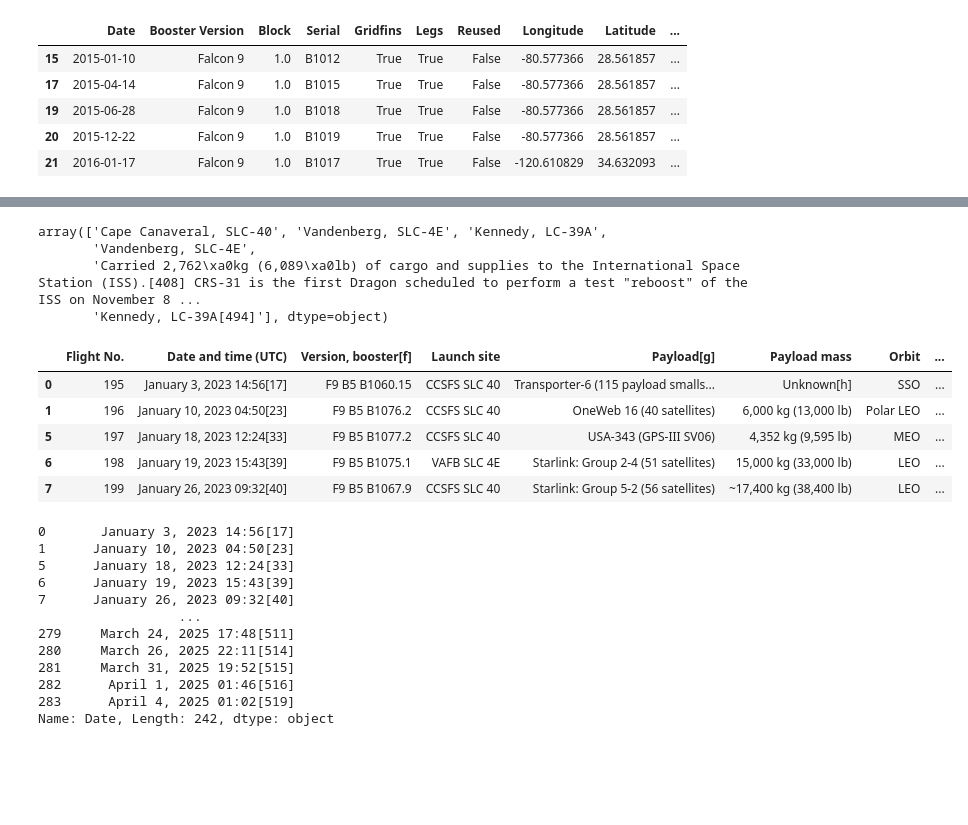
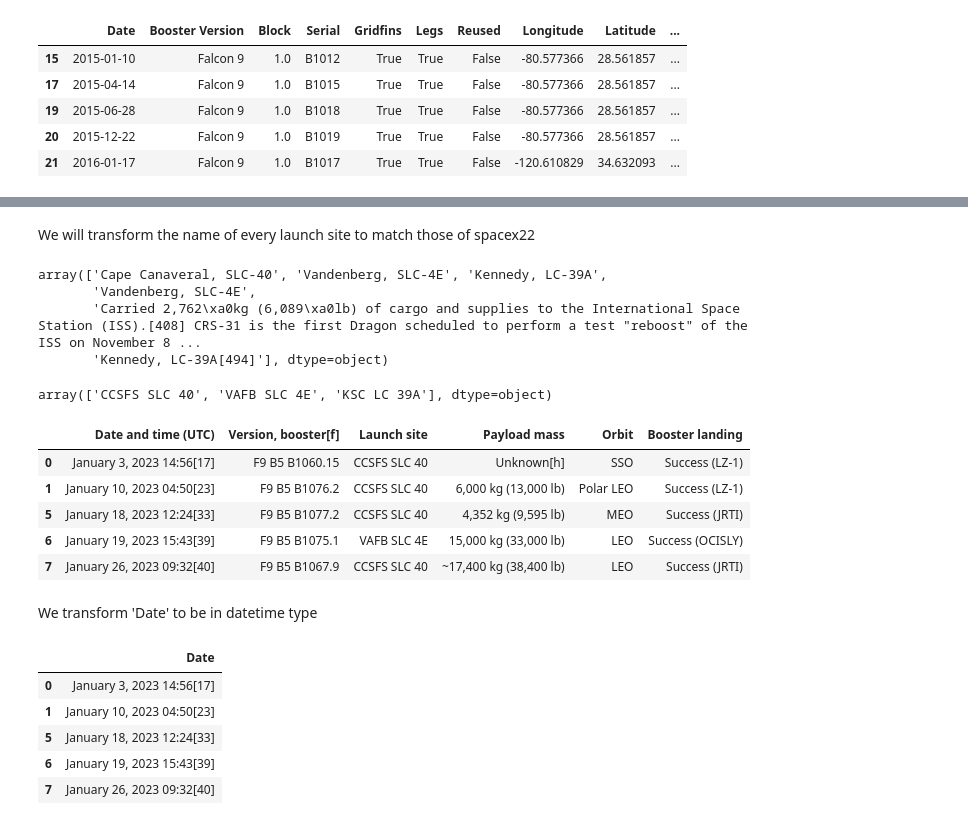
Before and after one commit to giorgos-iatridis/SpaceX-Project, a Jupyter notebook: SpaceX Project.ipynb, the cells around one changed output, grey strips where cells are left out. Saved outputs shown, nothing was run; the diff lists cells and outputs as text; code cells hidden in the pictures; blank space fills up the shorter version.

```diff
--- a/SpaceX Project.ipynb
+++ b/SpaceX Project.ipynb
@@ -304,9 +342,9 @@ spacex23_25.head()
 | 4 | FH 5 | January 15, 2023 22:56[29] | B1065.2 (side) | Kennedy, LC‑39A | USSF-67 (CBAS-2 & LDPE-3A) | ~3,750 kg (8,270 lb) | GEO | ... |
 # %%
 # We keep launches with only one core
-spacex23_25['Flight No.'] = spacex23_25['Flight No.'].astype(str)
-spacex23_25_filtered = spacex23_25[~spacex23_25['Flight No.'].str.startswith('FH')]
-spacex23_25_filtered.head()
+spacex_wiki_23_25['Flight No.'] = spacex_wiki_23_25['Flight No.'].astype(str)
+spacex_wiki_23_25 = spacex_wiki_23_25[~spacex_wiki_23_25['Flight No.'].str.startswith('FH')]
+spacex_wiki_23_25.head()
 # %% [output]
 |  | Flight No. | Date and time (UTC) | Version, booster[f] | Launch site | Payload[g] | Payload mass | Orbit | ... |
 | 0 | 195 | January 3, 2023 14:56[17] | F9 B5 B1060.15 | Cape Canaveral, SLC‑40 | Transporter-6 (115 payload smalls... | Unknown[h] | SSO | ... |
@@ -329 +362,13 @@ Index(['Flight No.', 'Date and time (UTC)', 'Version, booster[f]',
+# %%
+# We keep the Features that are important in the prediction
+spacex23_25 = spacex_wiki_23_25[[
+    'Date and time (UTC)',
+    'Version, booster[f]',
+    'Launch site',
+    'Payload mass',
+    'Orbit',
+    'Booster landing'
+]]
+# %% [markdown]
+We will transform the name of every launch site to match those of spacex22
 # %%
@@ -334,22 +379,27 @@ array(['Cape Canaveral, SLC‑40', 'Vandenberg, SLC‑4E', 'Kennedy, LC‑39A',
        'Carried 2,762\xa0kg (6,089\xa0lb) of cargo and supplies to the International Space Station (ISS).[408] CRS-31 is the first Dragon scheduled to perform a test "reboost" of the ISS on November 8 ...
        'Kennedy, LC‑39A[494]'], dtype=object)
 # %%
-spacex23_25_filtered = spacex23_25_filtered[spacex23_25_filtered['Launch site'].isin([
+# Filter the DataFrame to keep only valid launch site names (exclude non-site text entries)
+spacex23_25 = spacex23_25[spacex23_25['Launch site'].isin([
     'Cape Canaveral, SLC‑40',
     'Vandenberg, SLC‑4E',
     'Kennedy, LC‑39A',
     'Kennedy, LC‑39A[494]'
 ])]
+# %%
+spacex22['Launch Site'].unique()
+# %% [output]
+array(['CCSFS SLC 40', 'VAFB SLC 4E', 'KSC LC 39A'], dtype=object)
 # %%
-spacex23_25_filtered.loc[spacex23_25_filtered['Launch site'].str.startswith('Cape'), 'Launch site'] = 'CCSFS SLC 40'
-spacex23_25_filtered.loc[spacex23_25_filtered['Launch site'].str.startswith('Vandenberg'), 'Launch site'] = 'VAFB SLC 4E'
-spacex23_25_filtered.loc[spacex23_25_filtered['Launch site'].str.startswith('Kennedy'), 'Launch site'] = 'KSC LC 39A'
+spacex23_25.loc[spacex23_25['Launch site'].str.startswith('Cape'), 'Launch site'] = 'CCSFS SLC 40'
+spacex23_25.loc[spacex23_25['Launch site'].str.startswith('Vandenberg'), 'Launch site'] = 'VAFB SLC 4E'
+spacex23_25.loc[spacex23_25['Launch site'].str.startswith('Kennedy'), 'Launch site'] = 'KSC LC 39A'
 # %%
-spacex23_25_filtered.head()
+spacex23_25.head()
 # %% [output]
-|  | Flight No. | Date and time (UTC) | Version, booster[f] | Launch site | Payload[g] | Payload mass | Orbit | ... |
-| 0 | 195 | January 3, 2023 14:56[17] | F9 B5 B1060.15 | CCSFS SLC 40 | Transporter-6 (115 payload smalls... | Unknown[h] | SSO | ... |
-| 1 | 196 | January 10, 2023 04:50[23] | F9 B5 B1076.2 | CCSFS SLC 40 | OneWeb 16 (40 satellites) | 6,000 kg (13,000 lb) | Polar LEO | ... |
-| 5 | 197 | January 18, 2023 12:24[33] | F9 B5 B1077.2 | CCSFS SLC 40 | USA-343 (GPS-III SV06) | 4,352 kg (9,595 lb) | MEO | ... |
-| 6 | 198 | January 19, 2023 15:43[39] | F9 B5 B1075.1 | VAFB SLC 4E | Starlink: Group 2-4 (51 satellites) | 15,000 kg (33,000 lb) | LEO | ... |
-| 7 | 199 | January 26, 2023 09:32[40] | F9 B5 B1067.9 | CCSFS SLC 40 | Starlink: Group 5-2 (56 satellites) | ~17,400 kg (38,400 lb) | LEO | ... |
+|  | Date and time (UTC) | Version, booster[f] | Launch site | Payload mass | Orbit | Booster landing |
+| 0 | January 3, 2023 14:56[17] | F9 B5 B1060.15 | CCSFS SLC 40 | Unknown[h] | SSO | Success (LZ‑1) |
+| 1 | January 10, 2023 04:50[23] | F9 B5 B1076.2 | CCSFS SLC 40 | 6,000 kg (13,000 lb) | Polar LEO | Success (LZ‑1) |
+| 5 | January 18, 2023 12:24[33] | F9 B5 B1077.2 | CCSFS SLC 40 | 4,352 kg (9,595 lb) | MEO | Success (JRTI) |
+| 6 | January 19, 2023 15:43[39] | F9 B5 B1075.1 | VAFB SLC 4E | 15,000 kg (33,000 lb) | LEO | Success (OCISLY) |
+| 7 | January 26, 2023 09:32[40] | F9 B5 B1067.9 | CCSFS SLC 40 | ~17,400 kg (38,400 lb) | LEO | Success (JRTI) |
@@ -358,17 +406,13 @@ spacex23_25_filtered.drop('Flight No.', axis=1, inplace=True)
+# %% [markdown]
+We transform 'Date' to be in datetime type
 # %%
-spacex23_25_filtered['Date'] = spacex23_25_filtered['Date and time (UTC)']
-spacex23_25_filtered['Date']
+spacex23_25.rename(columns={'Date and time (UTC)': 'Date'}, inplace=True)
+spacex23_25[['Date']].head()
 # %% [output]
-0       January 3, 2023 14:56[17]
-1      January 10, 2023 04:50[23]
-5      January 18, 2023 12:24[33]
-6      January 19, 2023 15:43[39]
-7      January 26, 2023 09:32[40]
-                  ...
-279     March 24, 2025 17:48[511]
-280     March 26, 2025 22:11[514]
-281     March 31, 2025 19:52[515]
-282      April 1, 2025 01:46[516]
-283      April 4, 2025 01:02[519]
-Name: Date, Length: 242, dtype: object
+|  | Date |
+| 0 | January 3, 2023 14:56[17] |
+| 1 | January 10, 2023 04:50[23] |
+| 5 | January 18, 2023 12:24[33] |
+| 6 | January 19, 2023 15:43[39] |
+| 7 | January 26, 2023 09:32[40] |
 # %%
```
Also changed, not shown: parts of 140 cells of this notebook.
